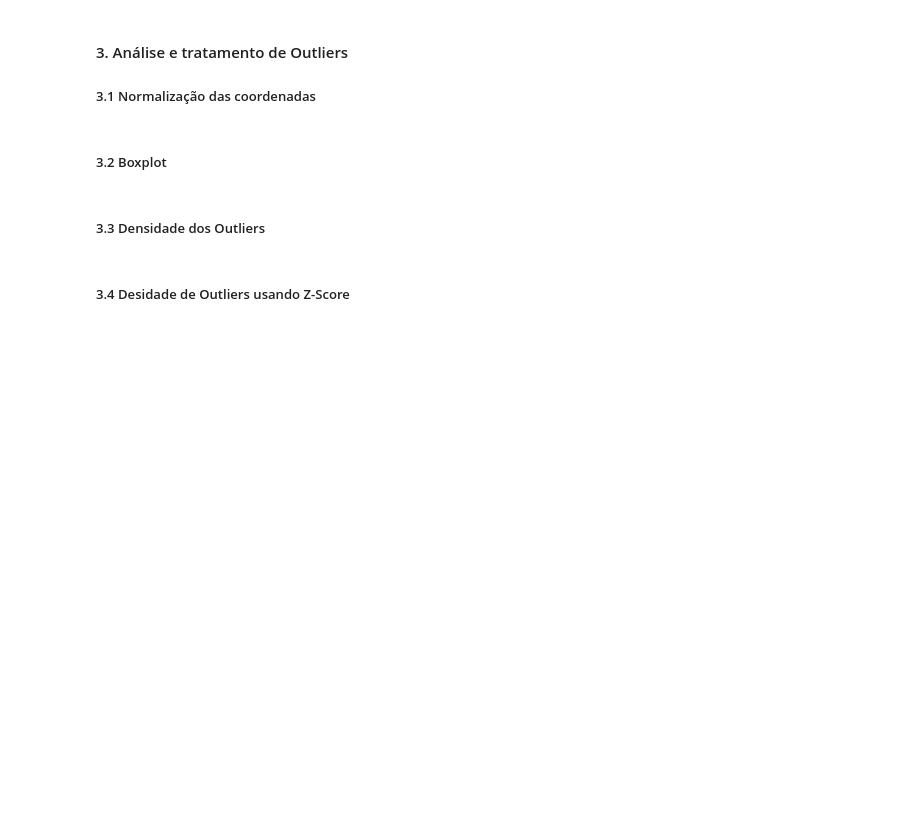
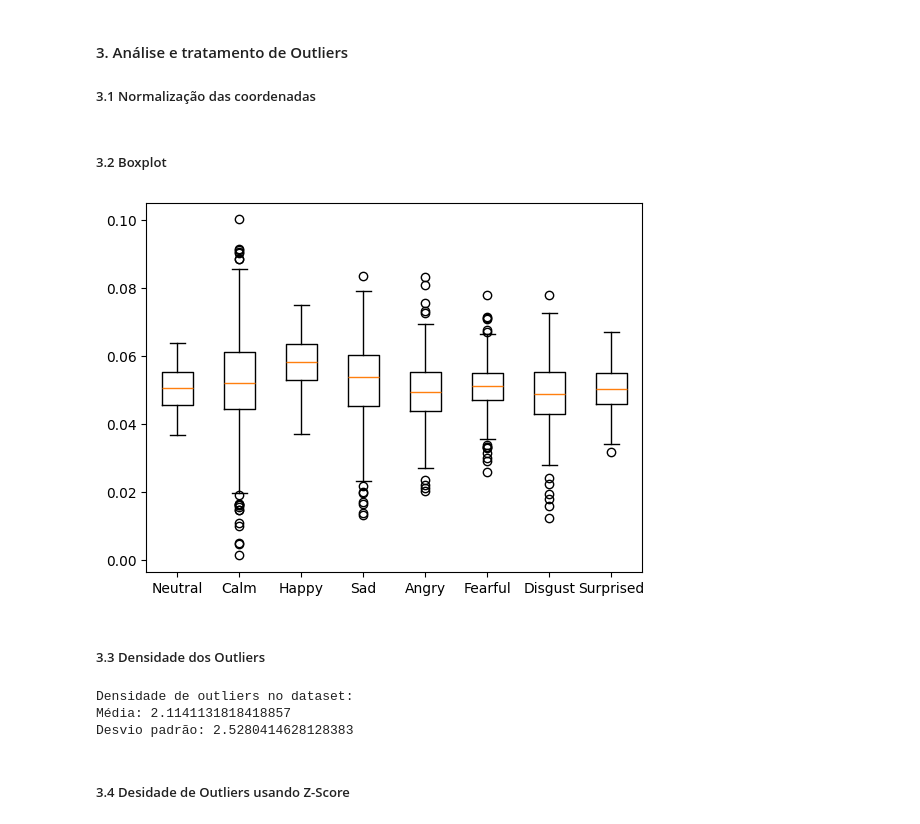
Before and after one commit to cmom2002/TCD, a Jupyter notebook: Part_A/020245868_2020246886_EA2023.ipynb, the cells around one changed output. Saved outputs shown, nothing was run; the diff lists cells and outputs as text; code cells hidden in the pictures; blank space fills up the shorter version.

```diff
--- a/Part_A/020245868_2020246886_EA2023.ipynb
+++ b/Part_A/020245868_2020246886_EA2023.ipynb
@@ -187,29 +196,31 @@ if os.path.exists("dicionary_normalized.pkl"):
     with open("dicionary_normalized.pkl", 'rb') as arq:
         all_d_normalized = pickle.load(arq)
 else:
-    all_d_normalized = nomalize_coordinates(d, 1280, 720, 27)
+    all_d_normalized = nomalize_coordinates(all_d, 1280, 720, 27)
 
-print(all_d_normalized)
+#print(all_d_normalized)
 # %% [markdown]
 ##### 3.2 Boxplot
 # %%
 def boxplot(d_normalized, coordinate, landmark, plot):
     emotions = {"01" : [], "02" : [], "03" : [], "04" : [], "05": [], "06" : [], "07" : [], "08" : []}
     x_labels = np.array(['Neutral', 'Calm', 'Happy', 'Sad', 'Angry', 'Fearful', 'Disgust', 'Surprised'])
     for file in d_normalized.keys():
         em = file.split('-')[2]
         value = 0
         for frame in d_normalized[file]:
             value += d_normalized[file][frame][landmark][coordinate]
         emotions[em].append(value/len(d_normalized[file]))
     data = [emotions["01"], emotions["02"], emotions["03"], emotions["04"], emotions["05"], emotions["06"], emotions["07"], emotions["08"]]
     if plot:
         plt.boxplot(data, vert=True, labels=x_labels) #orientaçao vertical
         plt.show()
 
     return emotions
 
-all_d_boxplot = boxplot(all_d_normalized, 0, 54, False)
+all_d_boxplot = boxplot(all_d_normalized, 0, 54, True)
+# %% [output]
+[figure, added]
 # %% [markdown]
 ##### 3.3 Densidade dos Outliers
 # %%
@@ -244,6 +255,10 @@ all_density_mean, all_density_std = total_densities(all_d_normalized)
 print("Densidade de outliers no dataset: ")
 print("Média: " + str(all_density_mean))
 print("Desvio padrão: " + str(all_density_std))
+# %% [output]
+Densidade de outliers no dataset:
+Média: 2.1141131818418857
+Desvio padrão: 2.5280414628128383
 # %% [markdown]
 ##### 3.4 Desidade de Outliers usando Z-Score
 # %%
```
Also changed, not shown: parts of 17 cells of this notebook, 2 other files.
